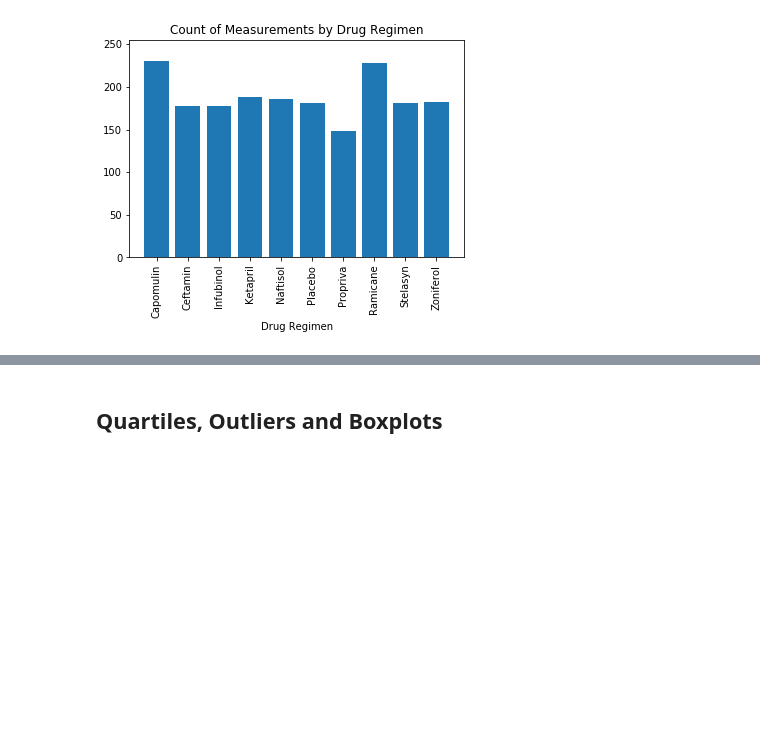
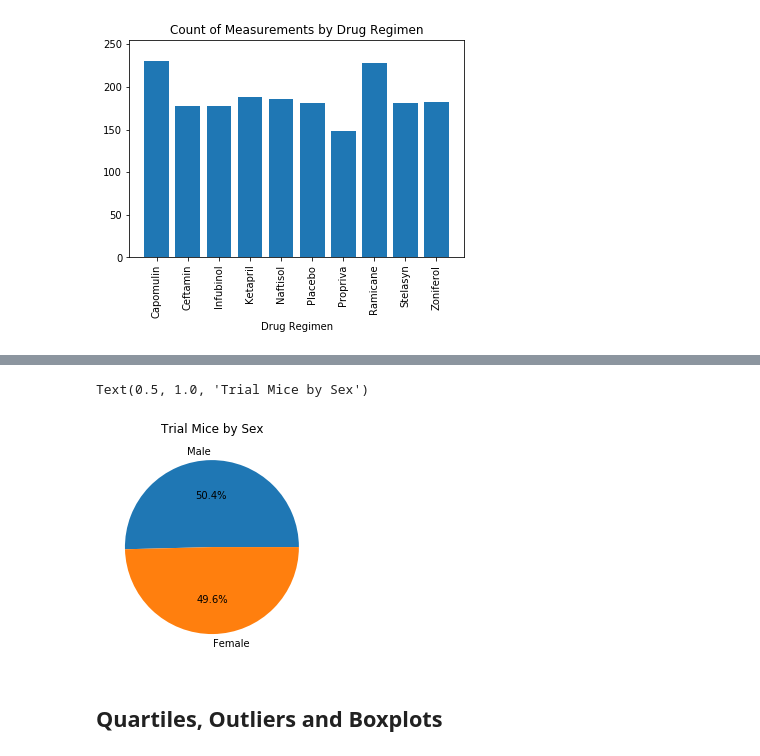
Before and after one commit to tkadamson/Matplotlib-Cancer-Trial-Plots, a Jupyter notebook: pymaceuticals.ipynb, the cells around one changed output, grey strips where cells are left out. Saved outputs shown, nothing was run; the diff lists cells and outputs as text; code cells hidden in the pictures; blank space fills up the shorter version.

```diff
--- a/pymaceuticals.ipynb
+++ b/pymaceuticals.ipynb
@@ -163,2 +175,11 @@ plt.ylim(0, 255)
 # %%
-# Generate a pie plot showing the distribution of female versus male mice using pandas
+# Generate a pie plot showing the distribution of female versus male mice using pyplot
+
+#Plot using the same sex_breakdown above
+plt.pie(sex_breakdown, autopct="%1.1f%%", labels = ['Male', 'Female'])
+
+#Set title
+plt.title('Trial Mice by Sex')
+# %% [output]
+Text(0.5, 1.0, 'Trial Mice by Sex')
+[figure, added]
```
Also changed, not shown: parts of 6 cells of this notebook.
